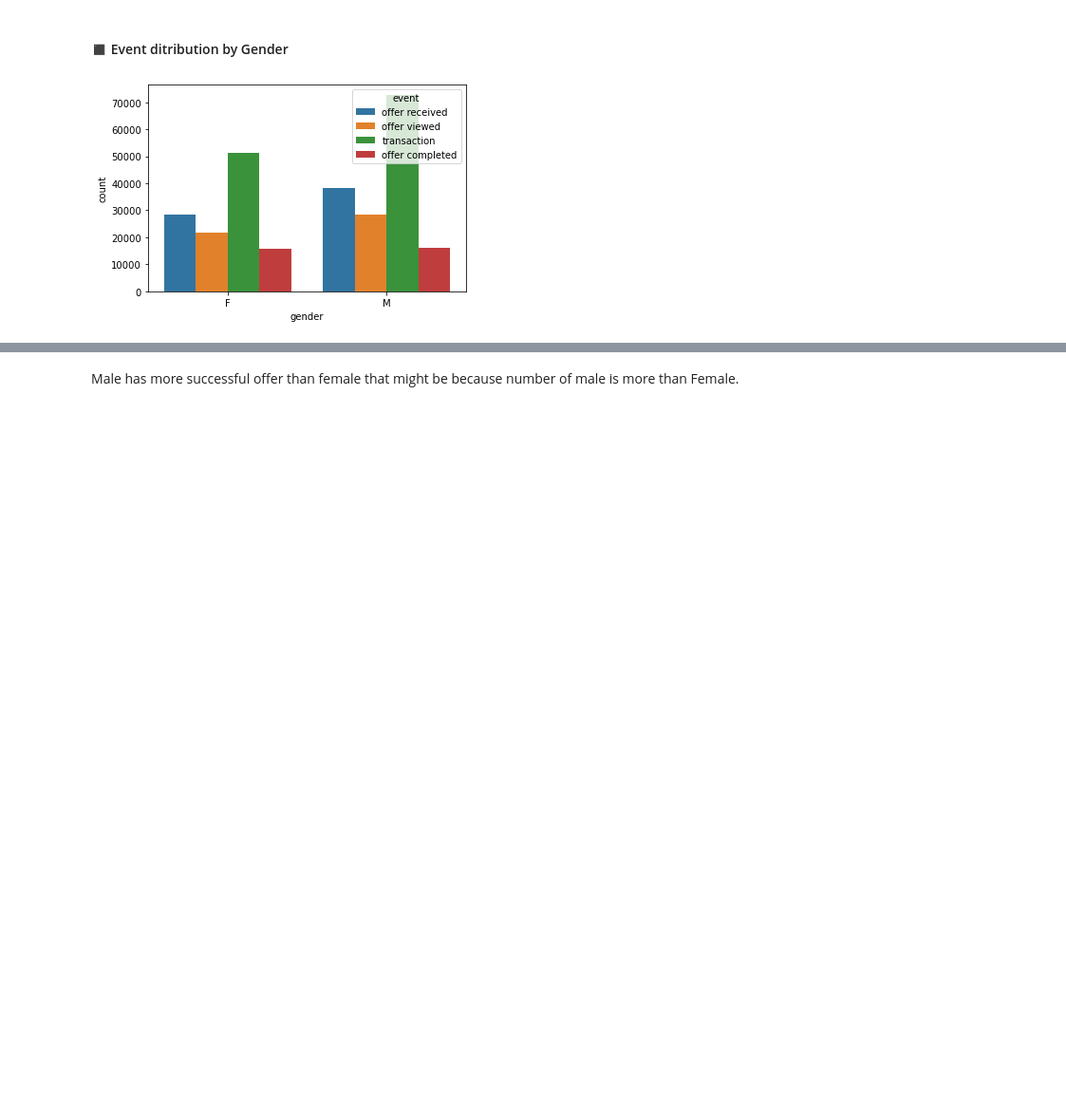
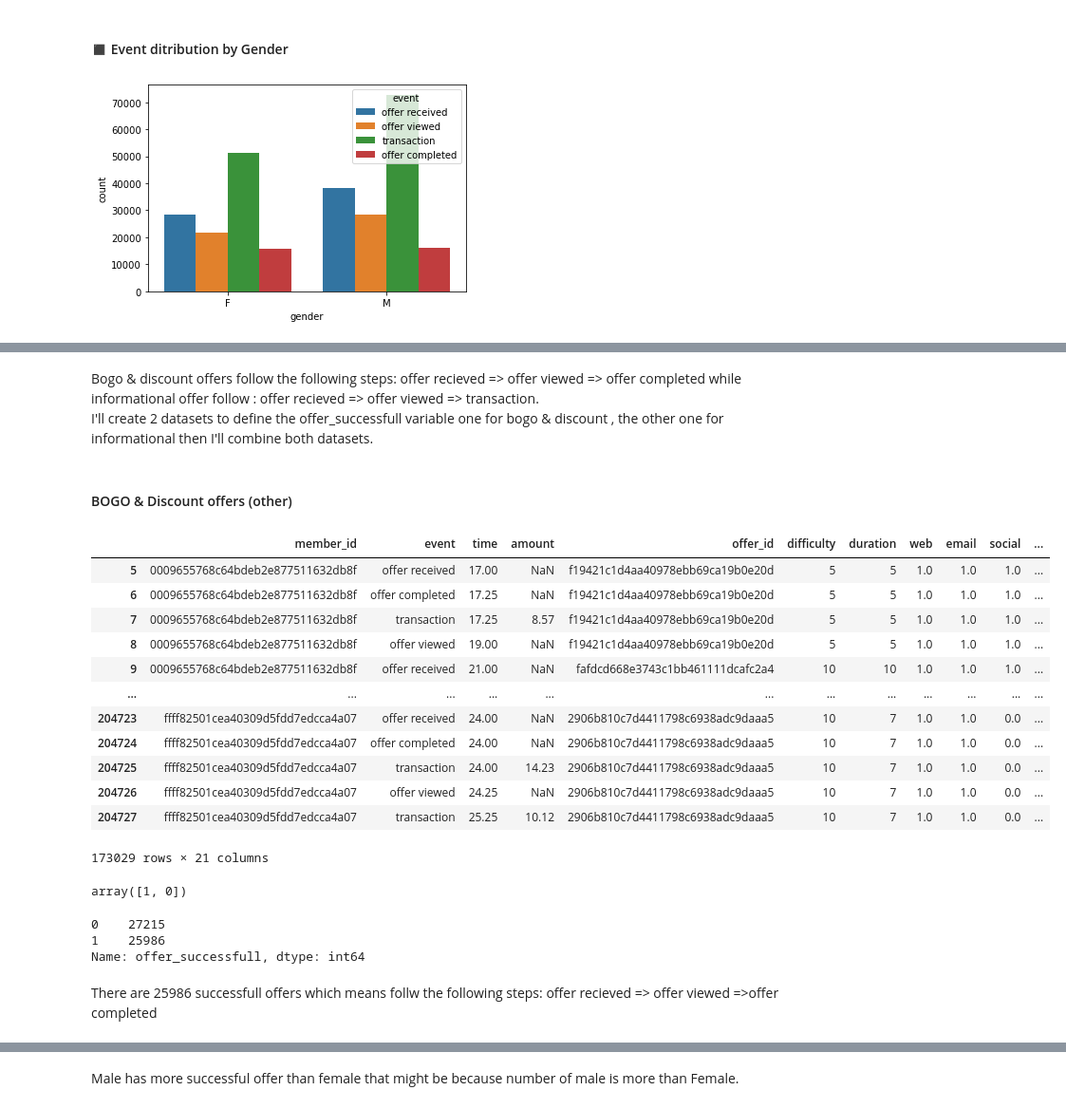
Before and after one commit to N-oti/DS-P4, a Jupyter notebook: Starbucks_Capstone_notebook.ipynb, the cells around one changed output, grey strips where cells are left out. Shown: that part at 95% size. Cells and saved outputs as stored; diff of their text form; code cells hidden in the pictures; blank space fills up the shorter version.

```diff
--- a/Starbucks_Capstone_notebook.ipynb
+++ b/Starbucks_Capstone_notebook.ipynb
@@ -894,0 +988,3 @@ plt.show()
+# %%
+#drop unneccessary columns reward_x, reward_y
+master_data.drop(columns=['reward_x','reward_y'],inplace=True)
@@ -964,2 +1029,0 @@ def combine_data(profile, portfolio, offers_df, transaction_df):
-# %%
-master_data=combine_data(profile_clean,portfolio_clean,offers_df,transaction_df)
@@ -1001,0 +1030,5 @@ master_data=pd.read_csv('master_data.csv')
+# %% [markdown]
+Bogo & discount offers follow the following steps: offer recieved => offer viewed => offer completed while informational offer follow : offer recieved => offer viewed => transaction.<br>
+I'll create 2 datasets to define the offer_successfull variable one for bogo & discount , the other one for informational then I'll combine both datasets.
+# %% [markdown]
+#### BOGO & Discount offers (other)
@@ -1001,0 +1041,16 @@ master_data=pd.read_csv('master_data.csv')
+# %%
+master_data_other
+# %% [output]
+|  | member_id | event | time | amount | offer_id | difficulty | duration | web | email | social | ... |
+| 5 | 0009655768c64bdeb2e877511632db8f | offer received | 17.00 | NaN | f19421c1d4aa40978ebb69ca19b0e20d | 5 | 5 | 1.0 | 1.0 | 1.0 | ... |
+| 6 | 0009655768c64bdeb2e877511632db8f | offer completed | 17.25 | NaN | f19421c1d4aa40978ebb69ca19b0e20d | 5 | 5 | 1.0 | 1.0 | 1.0 | ... |
+| 7 | 0009655768c64bdeb2e877511632db8f | transaction | 17.25 | 8.57 | f19421c1d4aa40978ebb69ca19b0e20d | 5 | 5 | 1.0 | 1.0 | 1.0 | ... |
+| 8 | 0009655768c64bdeb2e877511632db8f | offer viewed | 19.00 | NaN | f19421c1d4aa40978ebb69ca19b0e20d | 5 | 5 | 1.0 | 1.0 | 1.0 | ... |
+| 9 | 0009655768c64bdeb2e877511632db8f | offer received | 21.00 | NaN | fafdcd668e3743c1bb461111dcafc2a4 | 10 | 10 | 1.0 | 1.0 | 1.0 | ... |
+| ... | ... | ... | ... | ... | ... | ... | ... | ... | ... | ... | ... |
+| 204723 | ffff82501cea40309d5fdd7edcca4a07 | offer received | 24.00 | NaN | 2906b810c7d4411798c6938adc9daaa5 | 10 | 7 | 1.0 | 1.0 | 0.0 | ... |
+| 204724 | ffff82501cea40309d5fdd7edcca4a07 | offer completed | 24.00 | NaN | 2906b810c7d4411798c6938adc9daaa5 | 10 | 7 | 1.0 | 1.0 | 0.0 | ... |
+| 204725 | ffff82501cea40309d5fdd7edcca4a07 | transaction | 24.00 | 14.23 | 2906b810c7d4411798c6938adc9daaa5 | 10 | 7 | 1.0 | 1.0 | 0.0 | ... |
+| 204726 | ffff82501cea40309d5fdd7edcca4a07 | offer viewed | 24.25 | NaN | 2906b810c7d4411798c6938adc9daaa5 | 10 | 7 | 1.0 | 1.0 | 0.0 | ... |
+| 204727 | ffff82501cea40309d5fdd7edcca4a07 | transaction | 25.25 | 10.12 | 2906b810c7d4411798c6938adc9daaa5 | 10 | 7 | 1.0 | 1.0 | 0.0 | ... |
+173029 rows × 21 columns
@@ -1001,0 +1139,14 @@ master_data=pd.read_csv('master_data.csv')
+# %%
+#check the value counts of offer_scuccessfull variable
+customer_offers_other.offer_successfull.unique()
+# %% [output]
+array([1, 0])
+# %%
+#check count values of offer_scuccessfull for bogo and discount offer
+customer_offers_other.offer_successfull.value_counts()
+# %% [output]
+0    27215
+1    25986
+Name: offer_successfull, dtype: int64
+# %% [markdown]
+There are 25986 successfull offers which means follw the following steps: offer recieved => offer viewed =>offer completed
```
Also changed, not shown: parts of 118 cells of this notebook.
